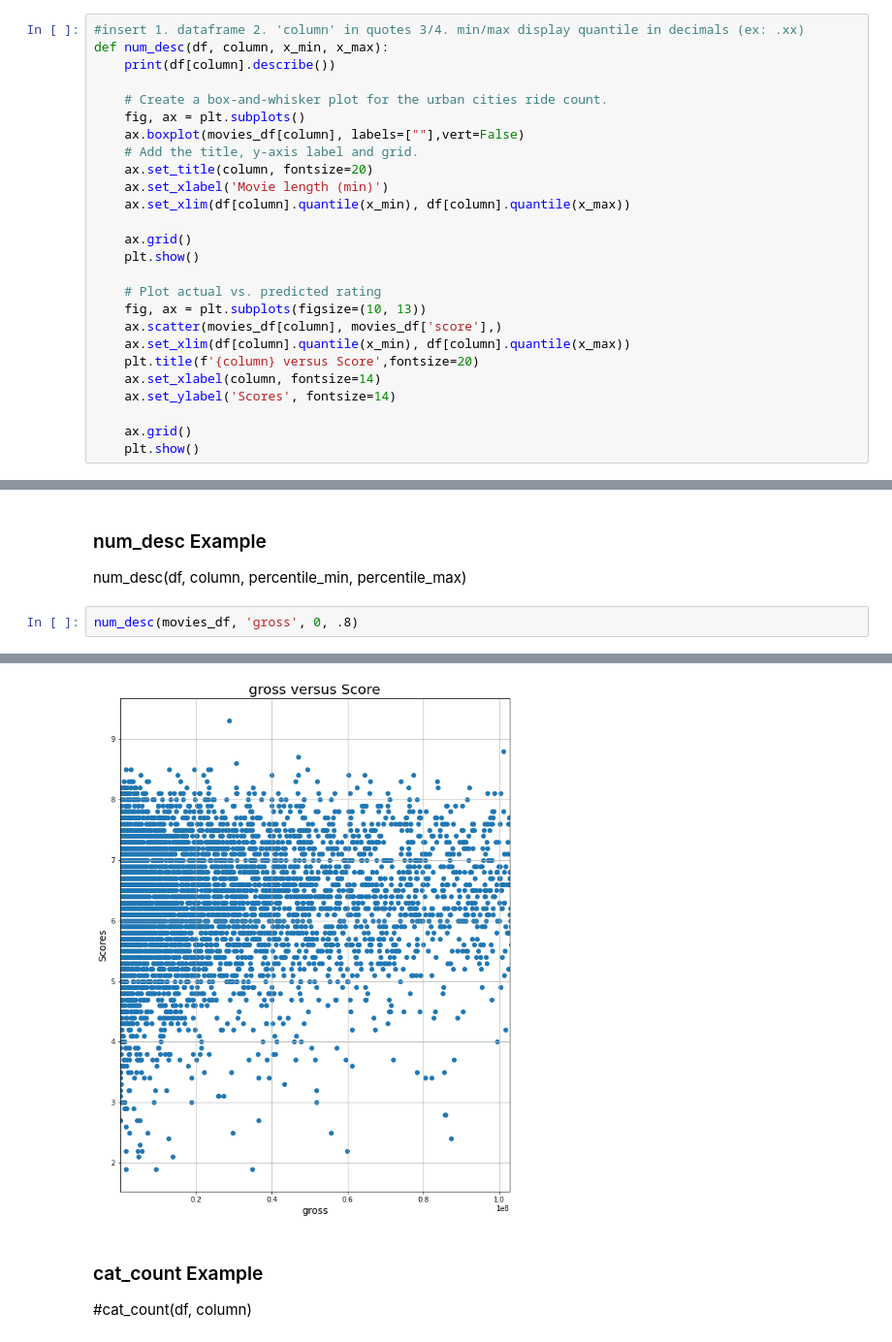
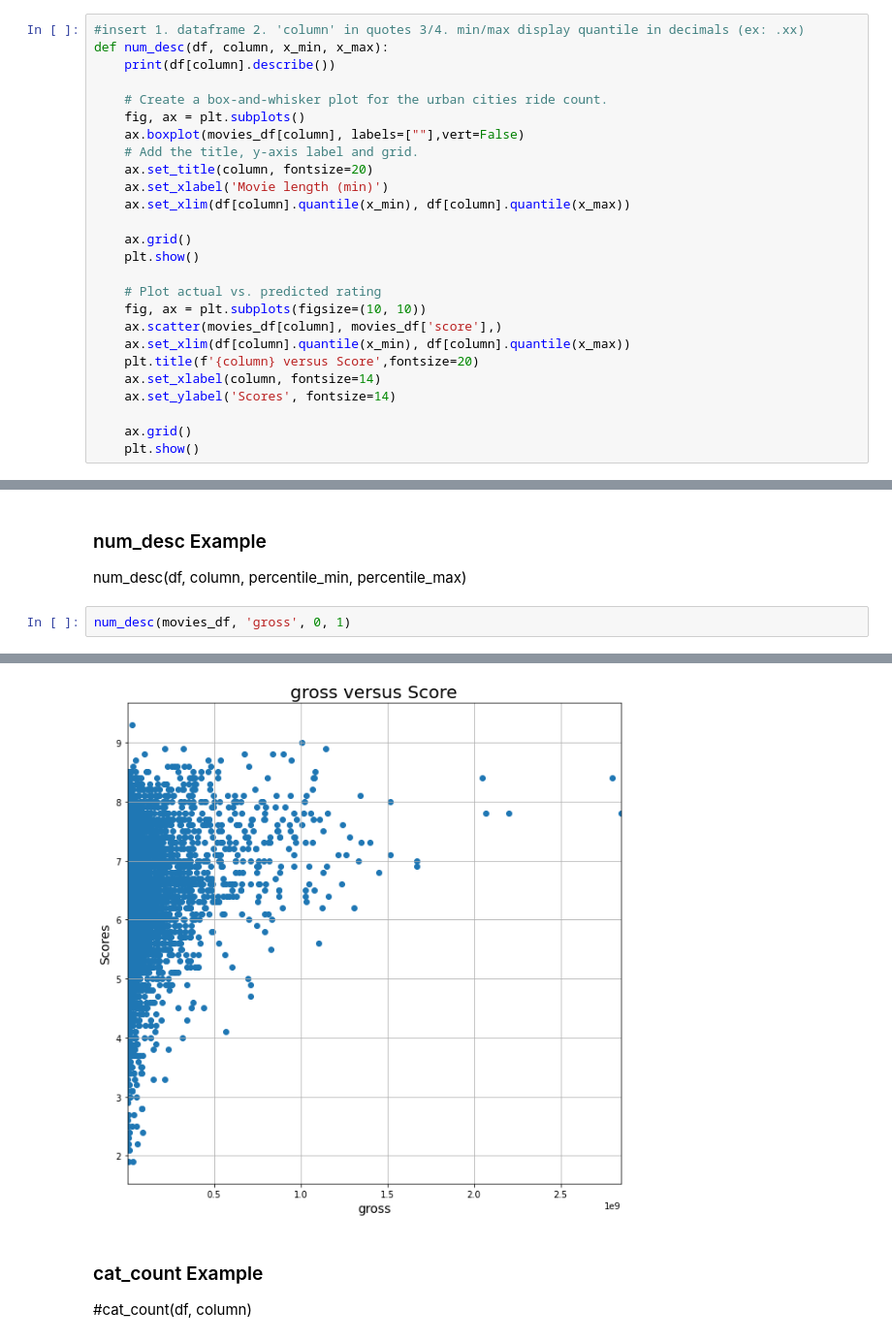
Before and after one commit to AleksKostrycka/Movie_Review_Project, a Jupyter notebook: Statistical_Analysis_Easy.ipynb, the cells around one changed output, grey strips where cells are left out. Shown: that part at 97% size. Drawn from its saved outputs; the diff is of its cells as text.

```diff
--- a/Statistical_Analysis_Easy.ipynb
+++ b/Statistical_Analysis_Easy.ipynb
@@ -158,7 +158,7 @@ def num_desc(df, column, x_min, x_max):
     plt.show()
 
     # Plot actual vs. predicted rating
-    fig, ax = plt.subplots(figsize=(10, 13))
+    fig, ax = plt.subplots(figsize=(10, 10))
     ax.scatter(movies_df[column], movies_df['score'],)
     ax.set_xlim(df[column].quantile(x_min), df[column].quantile(x_max))
     plt.title(f'{column} versus Score',fontsize=20)
@@ -187,7 +187,7 @@ def num_desc(df, column, x_min, x_max):
 ### num_desc Example
 num_desc(df, column, percentile_min, percentile_max)
 # %%
-num_desc(movies_df, 'gross', 0, .8)
+num_desc(movies_df, 'gross', 0, 1)
 # %% [output]
 count           7,412.00
 mean       78,993,552.55
@@ -202,4 +202,4 @@ Name: gross, dtype: float64
-[figure, old version]
+[figure, new version]
 # %% [markdown]
 ### cat_count Example
 #cat_count(df, column)
```
Also changed, not shown: parts of 1 cell of this notebook, 1 other file.
